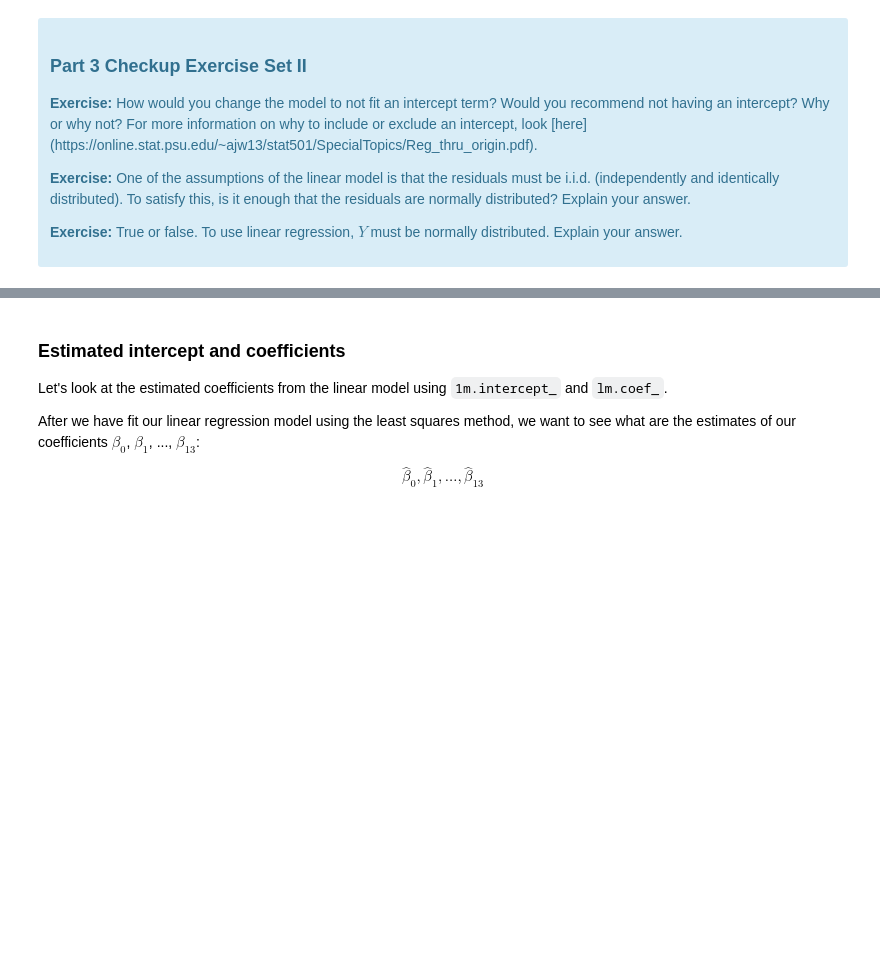
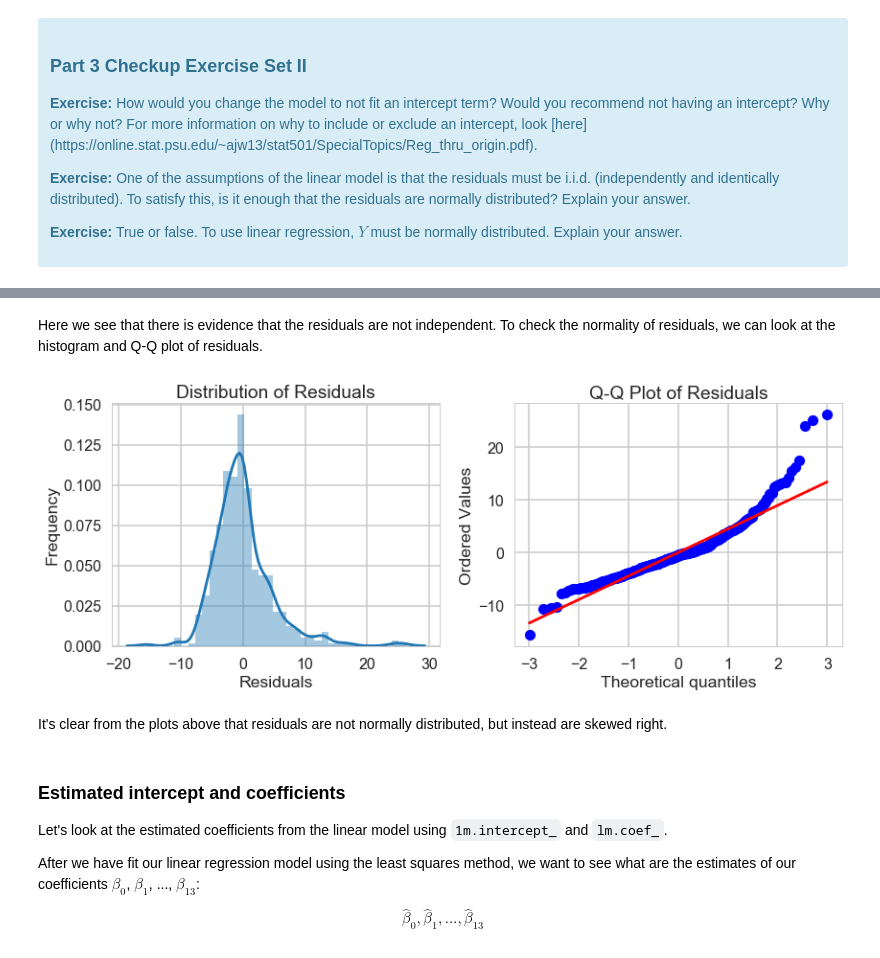
Before and after one commit to tsansom/Springboard-Data-Science, a Jupyter notebook: mini_projects/machine_learning/linear_regression/Mini_Project_Linear_Regression.ipynb, the cells around one changed output, grey strips where cells are left out. Drawn from its saved outputs; the diff is of its cells as text; code cells hidden in the pictures; blank space fills up the shorter version.

```diff
--- a/mini_projects/machine_learning/linear_regression/Mini_Project_Linear_Regression.ipynb
+++ b/mini_projects/machine_learning/linear_regression/Mini_Project_Linear_Regression.ipynb
@@ -597,3 +599,22 @@ _ = plt.title('Distribution of Residuals')
+# %% [markdown]
+Here we see that there is evidence that the residuals are not independent. To check the normality of residuals, we can look at the histogram and Q-Q plot of residuals.
+# %%
+# your turn
+from scipy.stats import probplot
+
+fig, axes = plt.subplots(1, 2, figsize=(12, 5))
+
+_ = sns.distplot(resid, ax=axes[0])
+_ = axes[0].set(xlabel='Residuals', ylabel='Frequency', title='Distribution of Residuals')
+
+_ = probplot(resid, dist='norm', plot=axes[1])
+_ = axes[1].set(title='Q-Q Plot of Residuals')
+
+fig.tight_layout()
+# %% [output]
+[figure, added]
+# %% [markdown]
+It's clear from the plots above that residuals are not normally distributed, but instead are skewed right.
 # %% [markdown]
 ### Estimated intercept and coefficients
 
```
Also changed, not shown: parts of 9 cells of this notebook.
